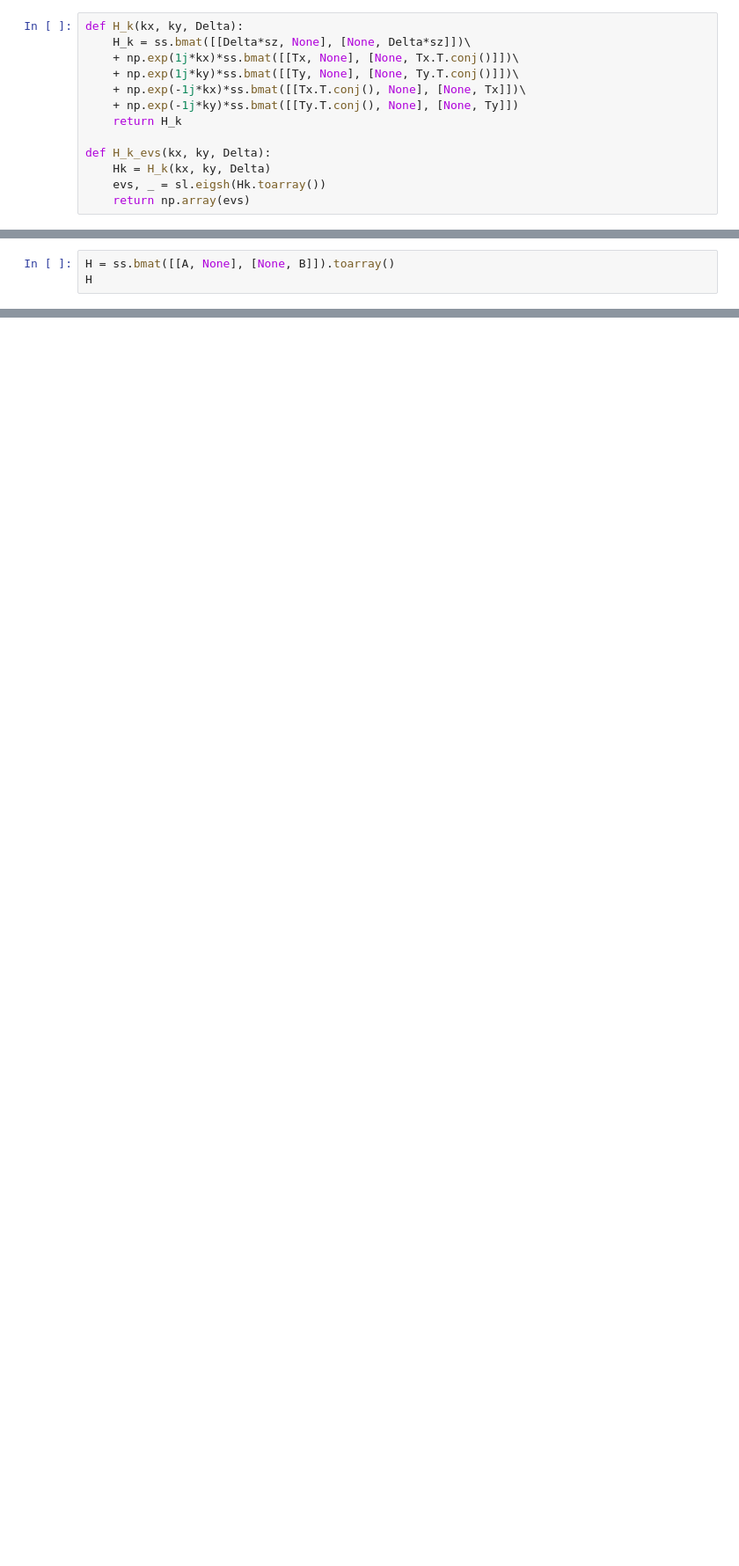
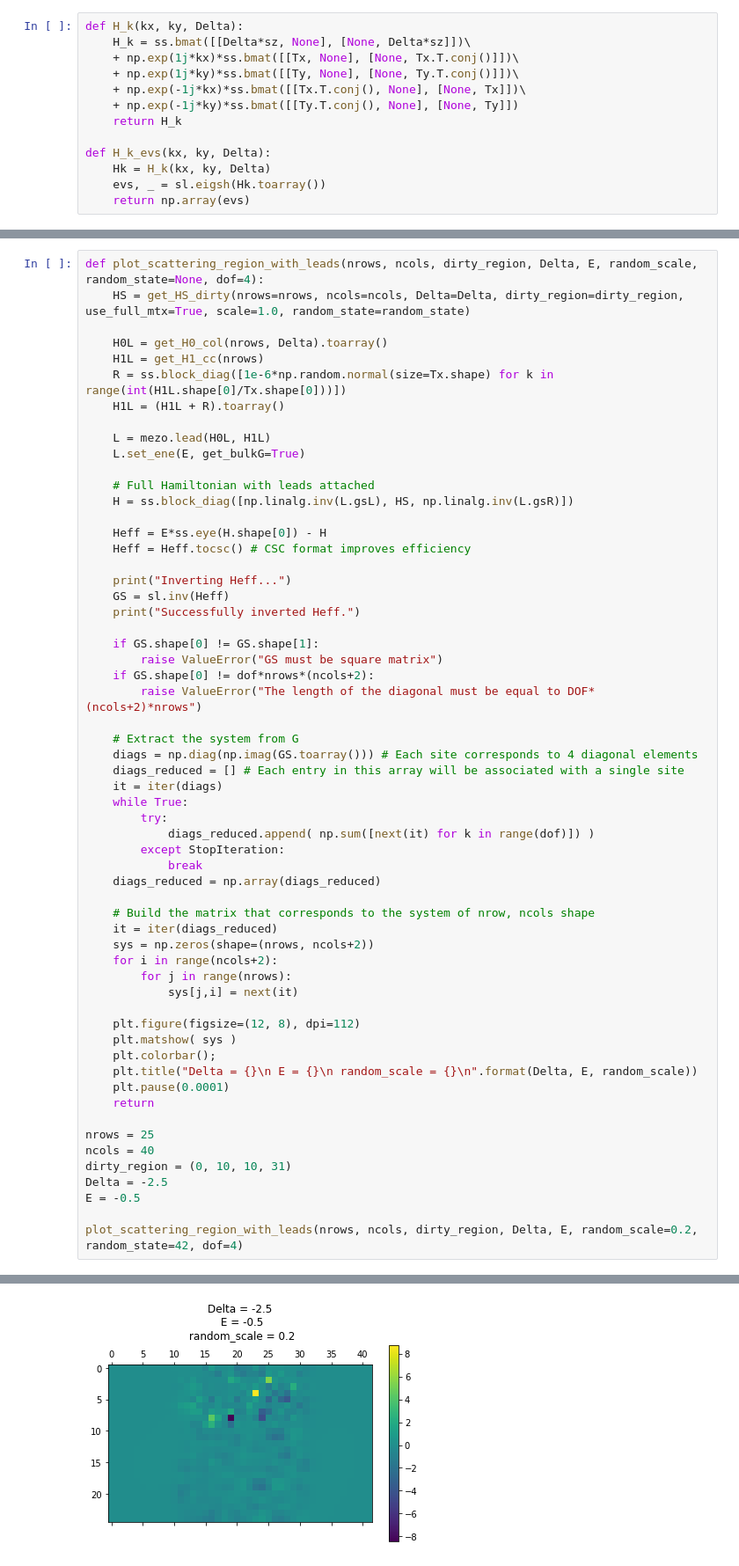
Before and after one commit to dnnagy/mezo2019, a Jupyter notebook: BHZ.ipynb, the cells around one changed output, grey strips where cells are left out. Shown: that part at 88% size. Cells and saved outputs as stored; diff of their text form; blank space fills up the shorter version.

Commit message:
Attaching leads

```diff
--- a/BHZ.ipynb
+++ b/BHZ.ipynb
@@ -359,3 +264,0 @@ B = ss.kron(np.eye(nB), 2*sz)
-# %%
-H = ss.bmat([[A, None], [None, B]]).toarray()
-H
@@ -429,0 +333,60 @@ interact(f, x=(-1, 1, 0.1), y=3, z=4)
+# %%
+def plot_scattering_region_with_leads(nrows, ncols, dirty_region, Delta, E, random_scale, random_state=None, dof=4):
+    HS = get_HS_dirty(nrows=nrows, ncols=ncols, Delta=Delta, dirty_region=dirty_region, use_full_mtx=True, scale=1.0, random_state=random_state)
+
+    H0L = get_H0_col(nrows, Delta).toarray()
+    H1L = get_H1_cc(nrows)
+    R = ss.block_diag([1e-6*np.random.normal(size=Tx.shape) for k in range(int(H1L.shape[0]/Tx.shape[0]))])
+    H1L = (H1L + R).toarray()
+
+    L = mezo.lead(H0L, H1L)
+    L.set_ene(E, get_bulkG=True)
+
+    # Full Hamiltonian with leads attached
+    H = ss.block_diag([np.linalg.inv(L.gsL), HS, np.linalg.inv(L.gsR)])
+
+    Heff = E*ss.eye(H.shape[0]) - H
+    Heff = Heff.tocsc() # CSC format improves efficiency
+
+    print("Inverting Heff...")
+    GS = sl.inv(Heff)
+    print("Successfully inverted Heff.")
+
+    if GS.shape[0] != GS.shape[1]:
+        raise ValueError("GS must be square matrix")
+    if GS.shape[0] != dof*nrows*(ncols+2):
+        raise ValueError("The length of the diagonal must be equal to DOF*(ncols+2)*nrows")
+
+    # Extract the system from G
+    diags = np.diag(np.imag(GS.toarray())) # Each site corresponds to 4 diagonal elements
+    diags_reduced = [] # Each entry in this array will be associated with a single site
+    it = iter(diags)
+    while True:
+        try:
+            diags_reduced.append( np.sum([next(it) for k in range(dof)]) )
+        except StopIteration:
+            break
+    diags_reduced = np.array(diags_reduced)
+
+    # Build the matrix that corresponds to the system of nrow, ncols shape
+    it = iter(diags_reduced)
+    sys = np.zeros(shape=(nrows, ncols+2))
+    for i in range(ncols+2):
+        for j in range(nrows):
+            sys[j,i] = next(it)
+
+    plt.figure(figsize=(12, 8), dpi=112)
+    plt.matshow( sys )
+    plt.colorbar();
+    plt.title("Delta = {}\n E = {}\n random_scale = {}\n".format(Delta, E, random_scale))
+    plt.pause(0.0001)
+    return
+
+nrows = 25
+ncols = 40
+dirty_region = (0, 10, 10, 31)
+Delta = -2.5
+E = -0.5
+
+plot_scattering_region_with_leads(nrows, ncols, dirty_region, Delta, E, random_scale=0.2, random_state=42, dof=4)
+# %% [output]
@@ -429,0 +396 @@ interact(f, x=(-1, 1, 0.1), y=3, z=4)
+[figure, added]
```
Also changed, not shown: parts of 27 cells of this notebook, 1 other file.
